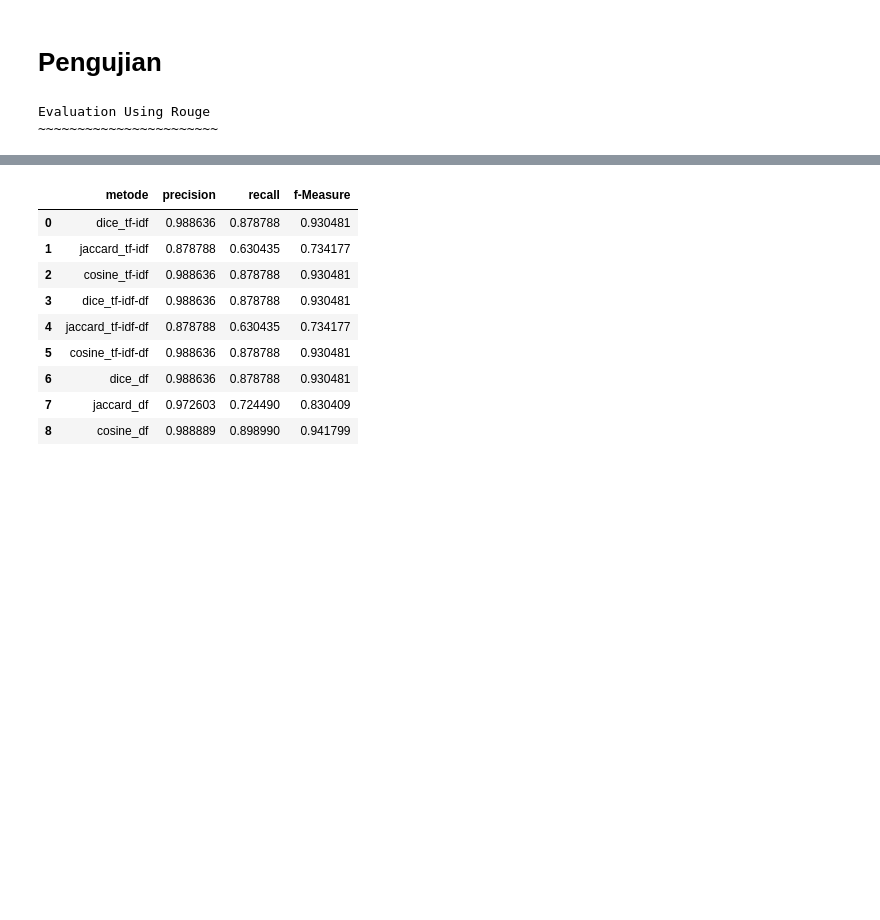
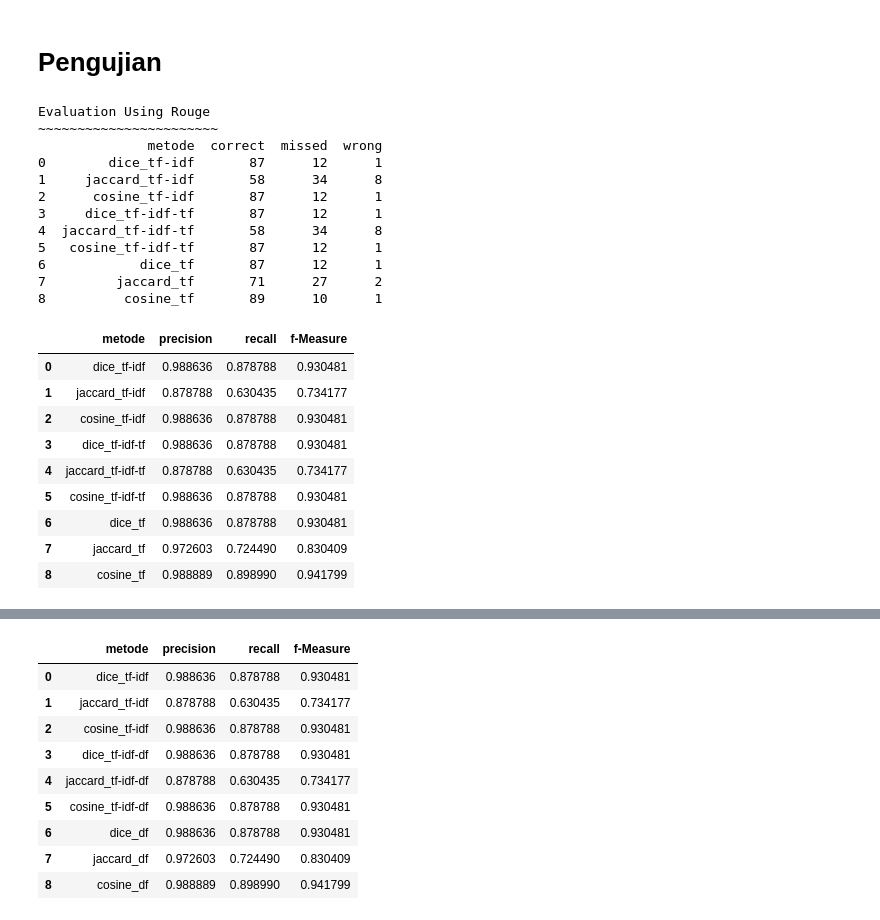
Before and after one commit to lufias69/text_similarity, a Jupyter notebook: z.Evaluation Using Rouge.ipynb, the cells around one changed output, grey strips where cells are left out. Saved outputs shown, nothing was run; the diff lists cells and outputs as text; code cells hidden in the pictures; blank space fills up the shorter version.

```diff
--- a/z.Evaluation Using Rouge.ipynb
+++ b/z.Evaluation Using Rouge.ipynb
@@ -26,7 +26,7 @@ def true_false (a, b):
         return "wrong"
 # %%
 path = "hasil/pelabelan/"
-nama_file = "hasil_transform_2019-05-01 01-02-58.241054_2.xlsx" #masukkan juga formatnya misal: nama_file.xlsx
+nama_file = "hasil_transform_2019-05-01 10-41-30.032523_2.xlsx" #masukkan juga formatnya misal: nama_file.xlsx
 f = pd.read_excel(path+nama_file, sheet_name = 'Sheet1')
 f2 = pd.read_excel("data/jawaban_clean_jawaban buat label_1.xlsx", sheet_name = 'Sheet2')#hasil asli
 f2 = f2[:100]
@@ -69,35 +69,55 @@ for x,i in enumerate(list_data):
     fm = 2*pres*(rec/(rec+pres))
     f1_score.append(fm)
 
     correctl.append(correct)
     missedl.append(missed)
     wrongl.append(wrong)
 
 dic3 = {
     "metode":metode ,
     "correct":correctl,
     "missed":missedl,
     "wrong":wrongl,
 }
 
 dic2 = {
     "metode":metode ,
     "precision":precision,
     "recall":recall,
     "f-Measure":f1_score,
 }
 df2 = pd.DataFrame.from_dict(dic2)
 df3 = pd.DataFrame.from_dict(dic3)
 #hasil tersimpan di -> hasil\pengujian -> lihat file paling terakhir
 df2.to_excel('hasil\pengujian\hasil_pengujian_rouge'+waktu+'.xlsx')
 print("Evaluation Using Rouge")
 print("~"*23)
 
-#print(df3)
-#df2
+print(df3)
+df2
 # %% [output]
 Evaluation Using Rouge
 ~~~~~~~~~~~~~~~~~~~~~~~
+              metode  correct  missed  wrong
+0        dice_tf-idf       87      12      1
+1     jaccard_tf-idf       58      34      8
+2      cosine_tf-idf       87      12      1
+3     dice_tf-idf-tf       87      12      1
+4  jaccard_tf-idf-tf       58      34      8
+5   cosine_tf-idf-tf       87      12      1
+6            dice_tf       87      12      1
+7         jaccard_tf       71      27      2
+8          cosine_tf       89      10      1
+|  | metode | precision | recall | f-Measure |
+| 0 | dice_tf-idf | 0.988636 | 0.878788 | 0.930481 |
+| 1 | jaccard_tf-idf | 0.878788 | 0.630435 | 0.734177 |
+| 2 | cosine_tf-idf | 0.988636 | 0.878788 | 0.930481 |
+| 3 | dice_tf-idf-tf | 0.988636 | 0.878788 | 0.930481 |
+| 4 | jaccard_tf-idf-tf | 0.878788 | 0.630435 | 0.734177 |
+| 5 | cosine_tf-idf-tf | 0.988636 | 0.878788 | 0.930481 |
+| 6 | dice_tf | 0.988636 | 0.878788 | 0.930481 |
+| 7 | jaccard_tf | 0.972603 | 0.724490 | 0.830409 |
+| 8 | cosine_tf | 0.988889 | 0.898990 | 0.941799 |
 # %%
 df3.plot.bar( x='metode',y=['correct', 'missed','wrong'], rot=0, title='correct  missed  wrong', figsize=(17,4), fontsize=12, grid=True)
 df3
```
Also changed, not shown: parts of 2 cells of this notebook, 8 other files.
